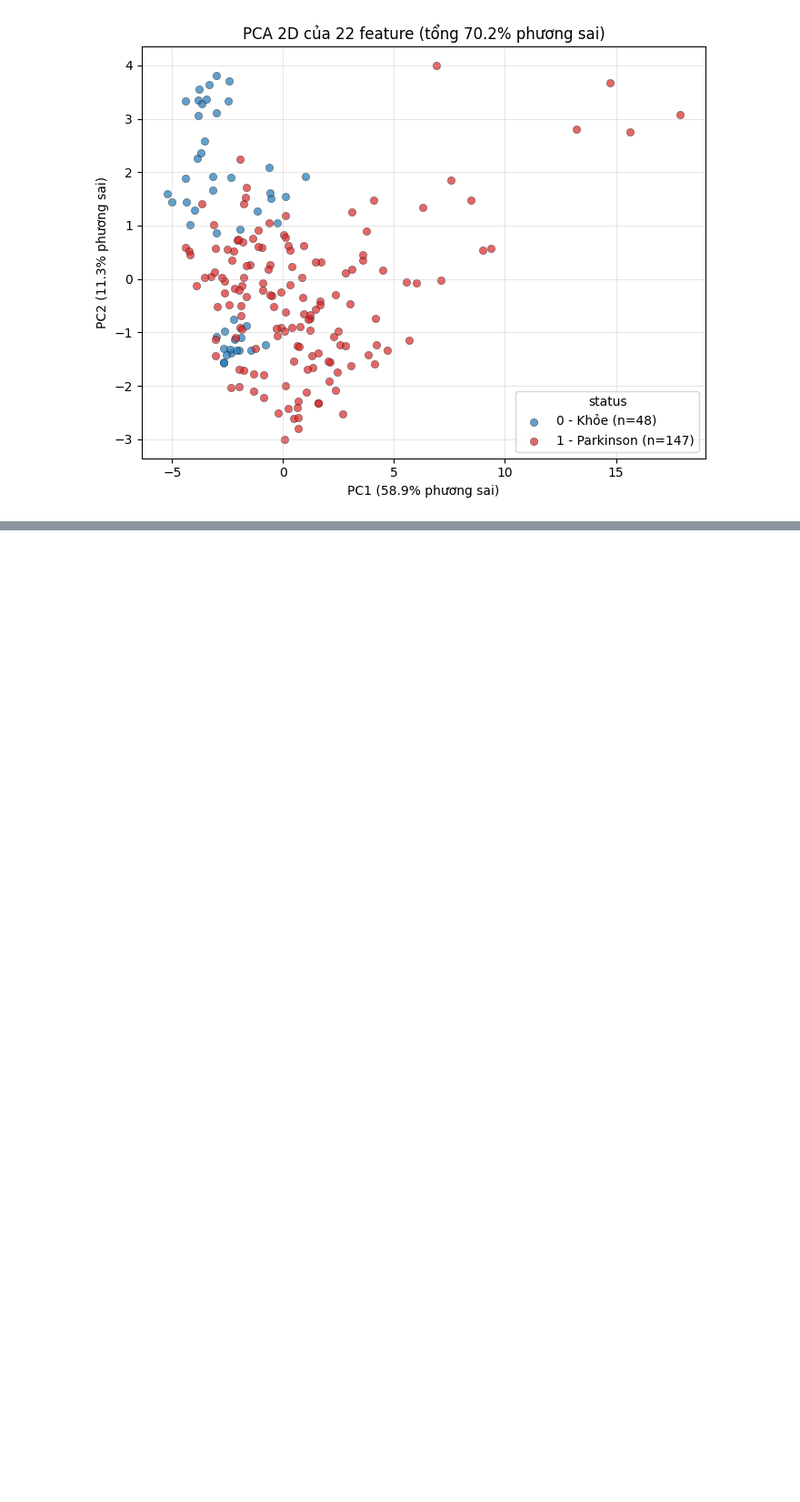
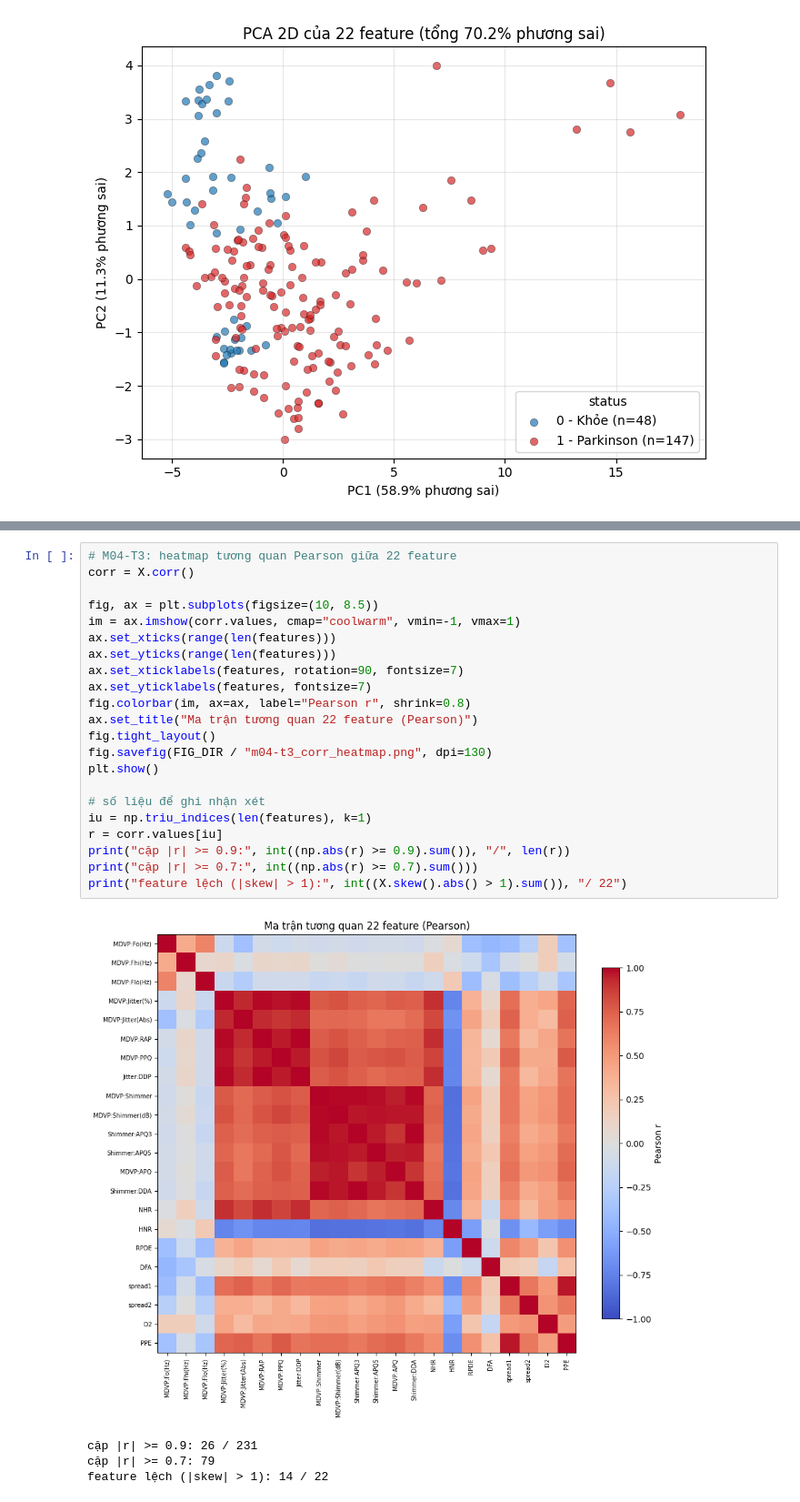
Before and after one commit to KaiyoDev/Nhom_3_KhaiThacDuLieu_Parkinsons, a Jupyter notebook: notebooks/02_preprocessing_pca.ipynb, the cells around one changed output, grey strips where cells are left out. Shown at 91% size. Saved outputs shown, nothing was run; the diff lists cells and outputs as text; blank space fills up the shorter version.

```diff
--- a/notebooks/02_preprocessing_pca.ipynb
+++ b/notebooks/02_preprocessing_pca.ipynb
@@ -237,3 +286,30 @@ plt.show()
+# %%
+# M04-T3: heatmap tương quan Pearson giữa 22 feature
+corr = X.corr()
+
+fig, ax = plt.subplots(figsize=(10, 8.5))
+im = ax.imshow(corr.values, cmap="coolwarm", vmin=-1, vmax=1)
+ax.set_xticks(range(len(features)))
+ax.set_yticks(range(len(features)))
+ax.set_xticklabels(features, rotation=90, fontsize=7)
+ax.set_yticklabels(features, fontsize=7)
+fig.colorbar(im, ax=ax, label="Pearson r", shrink=0.8)
+ax.set_title("Ma trận tương quan 22 feature (Pearson)")
+fig.tight_layout()
+fig.savefig(FIG_DIR / "m04-t3_corr_heatmap.png", dpi=130)
+plt.show()
+
+# số liệu để ghi nhận xét
+iu = np.triu_indices(len(features), k=1)
+r = corr.values[iu]
+print("cặp |r| >= 0.9:", int((np.abs(r) >= 0.9).sum()), "/", len(r))
+print("cặp |r| >= 0.7:", int((np.abs(r) >= 0.7).sum()))
+print("feature lệch (|skew| > 1):", int((X.skew().abs() > 1).sum()), "/ 22")
+# %% [output]
+[figure, added]
+cặp |r| >= 0.9: 26 / 231
+cặp |r| >= 0.7: 79
+feature lệch (|skew| > 1): 14 / 22
 # %% [markdown]
 ## Kết quả & nhận xét (sinh viên tự điền — KHÔNG điền sẵn)
 
```
Also changed, not shown: parts of 5 cells of this notebook, 2 other files.
